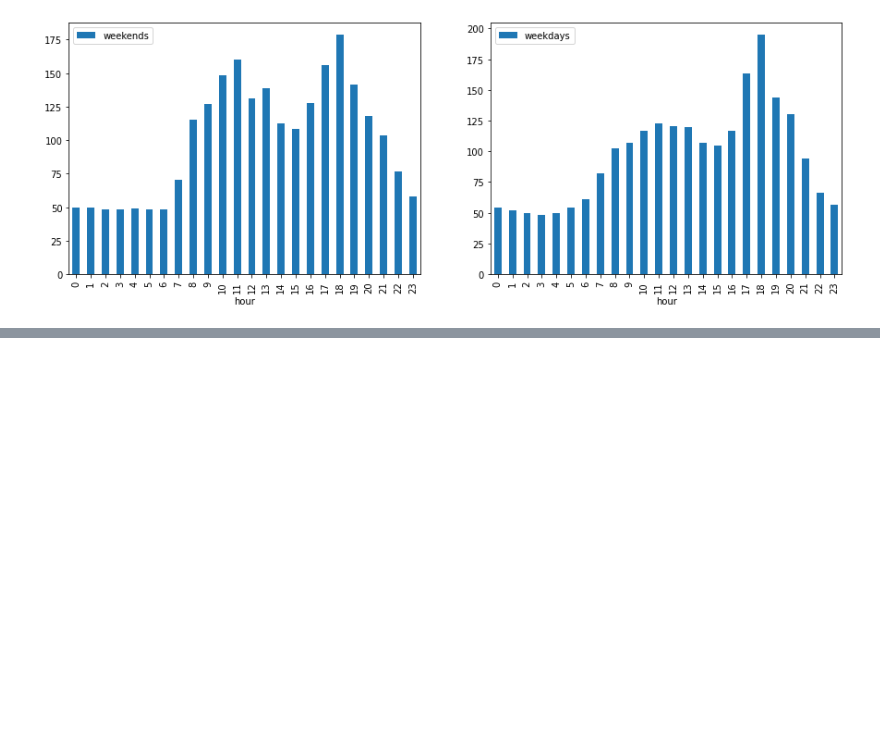
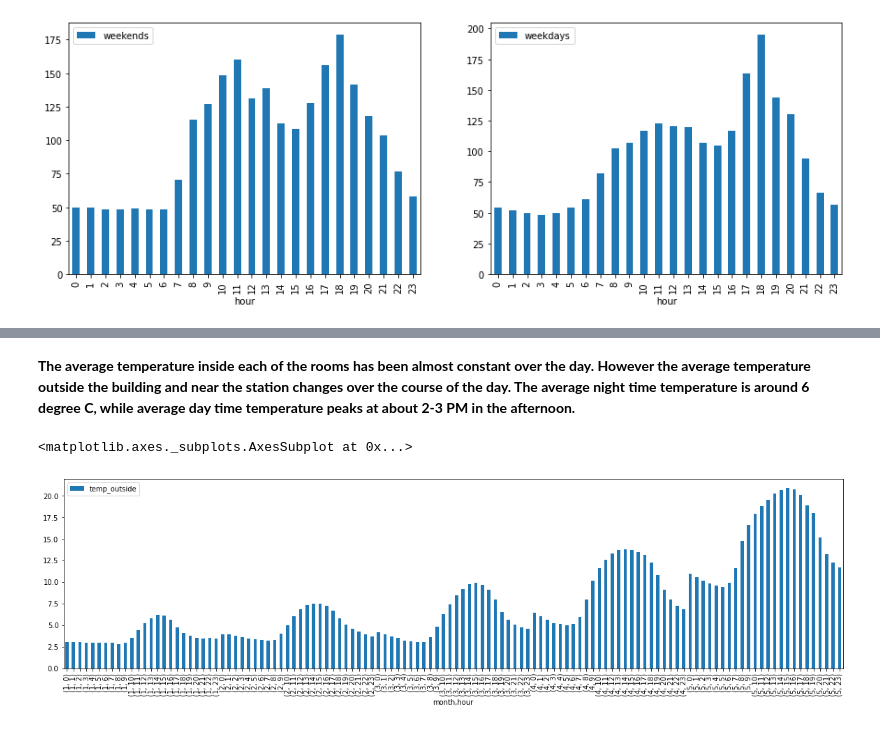
Before and after one commit to SmrutiRanjan27/Appliances-Energy-Prediction, a Jupyter notebook: Appliance_Energy_Prediction_Smruti_Ranjan.ipynb, the cells around one changed output, grey strips where cells are left out. Saved outputs shown, nothing was run; the diff lists cells and outputs as text; code cells hidden in the pictures; blank space fills up the shorter version.

```diff
--- a/Appliance_Energy_Prediction_Smruti_Ranjan.ipynb
+++ b/Appliance_Energy_Prediction_Smruti_Ranjan.ipynb
@@ -191,0 +223,8 @@ ax[1].legend(loc='best')
+# %% [markdown]
+**The average temperature inside each of the rooms has been almost constant over the day. However the average temperature outside the building and near the station changes over the course of the day. The average night time temperature is around 6 degree C, while average day time temperature peaks at about 2-3 PM in the afternoon.**
+# %%
+fig, ax = plt.subplots(1,1,figsize=(20,5))
+energy_df.groupby(['month','hour']).agg({'temp_outside' : 'mean'}).plot.bar(ax=ax)
+# %% [output]
+<matplotlib.axes._subplots.AxesSubplot at 0x...>
+[figure, added]
```
Also changed, not shown: parts of 100 cells of this notebook.
